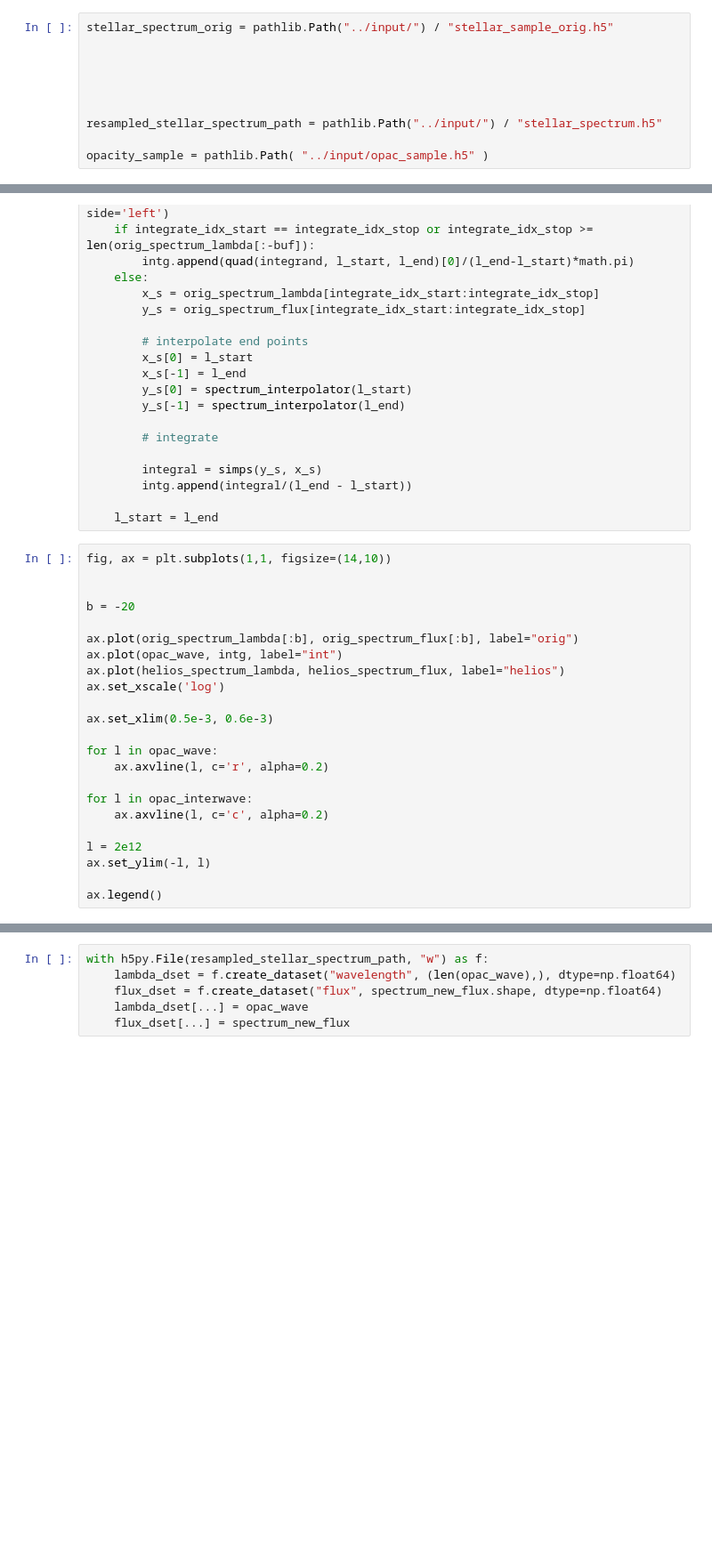
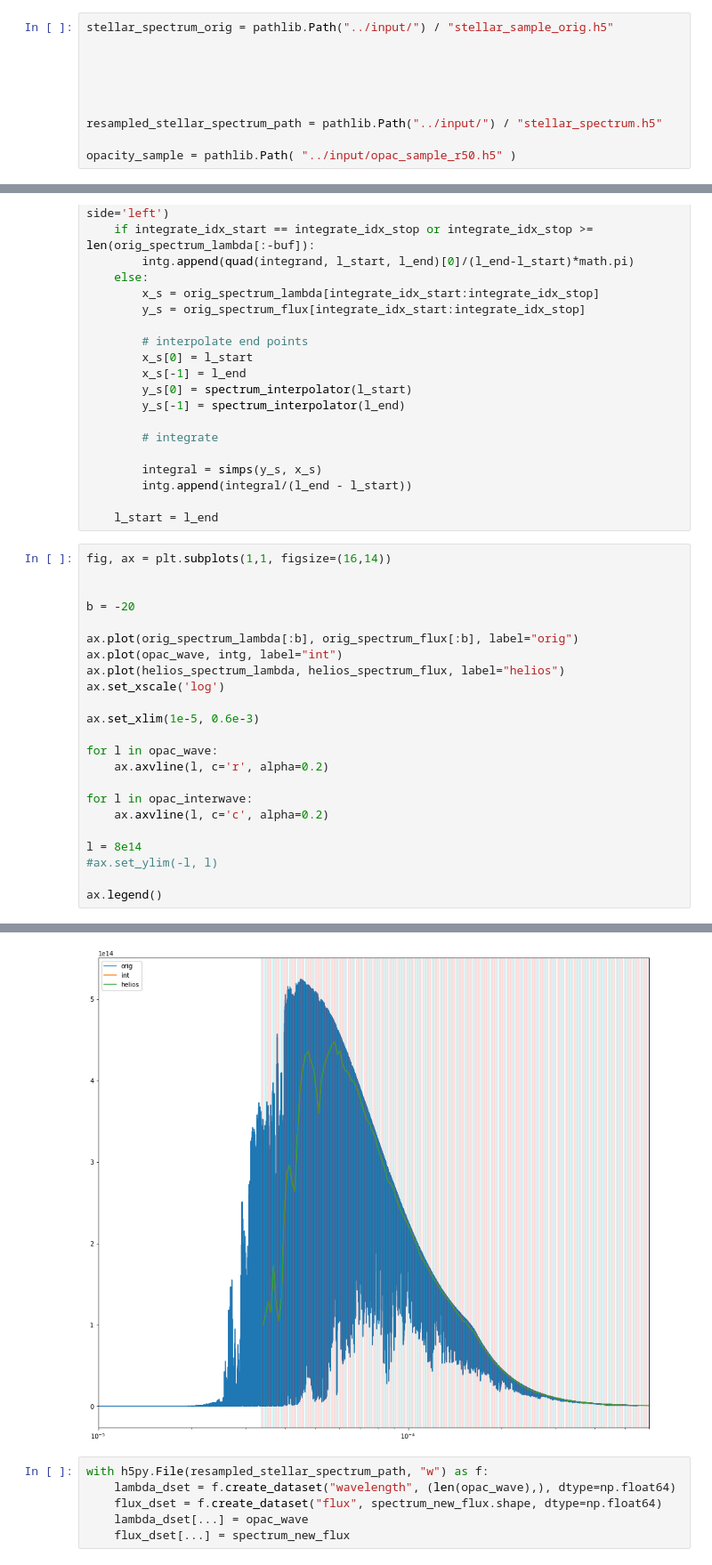
Before and after one commit to nabajour/Alfrodull, a Jupyter notebook: tools/resample_stellar_spectrum.ipynb, the cells around one changed output, grey strips where cells are left out. Shown: that part at 89% size. Drawn from its saved outputs; the diff is of its cells as text; blank space fills up the shorter version.

Commit message:
tools to create input files: change input units, download and prepare stellar spectrum

```diff
--- a/tools/resample_stellar_spectrum.ipynb
+++ b/tools/resample_stellar_spectrum.ipynb
@@ -32,7 +32,7 @@ stellar_spectrum_orig = pathlib.Path("../input/") / "stellar_sample_orig.h5"
 
 resampled_stellar_spectrum_path = pathlib.Path("../input/") / "stellar_spectrum.h5"
 
-opacity_sample = pathlib.Path( "../input/opac_sample.h5" )
+opacity_sample = pathlib.Path( "../input/opac_sample_r50.h5" )
 # %%
 # get wavelength bin centers
 with h5py.File(opacity_sample, "r") as opac_h5:
@@ -239,7 +264,7 @@ for l_end in opac_interwave[1:]:
 
     l_start = l_end
 # %%
-fig, ax = plt.subplots(1,1, figsize=(14,10))
+fig, ax = plt.subplots(1,1, figsize=(16,14))
 
 
 b = -20
@@ -249,7 +274,7 @@ ax.plot(opac_wave, intg, label="int")
 ax.plot(helios_spectrum_lambda, helios_spectrum_flux, label="helios")
 ax.set_xscale('log')
 
-ax.set_xlim(0.5e-3, 0.6e-3)
+ax.set_xlim(1e-5, 0.6e-3)
 
 for l in opac_wave:
     ax.axvline(l, c='r', alpha=0.2)
@@ -257,7 +282,8 @@ for l in opac_wave:
 for l in opac_interwave:
     ax.axvline(l, c='c', alpha=0.2)
 
-l = 2e12
-ax.set_ylim(-l, l)
+l = 8e14
+#ax.set_ylim(-l, l)
 
 ax.legend()
+# %% [output]
@@ -264,3 +291,4 @@ ax.legend()
+[figure, added]
 # %%
 with h5py.File(resampled_stellar_spectrum_path, "w") as f:
     lambda_dset = f.create_dataset("wavelength", (len(opac_wave),), dtype=np.float64)
```
Also changed, not shown: parts of 9 cells of this notebook, 4 other files.
